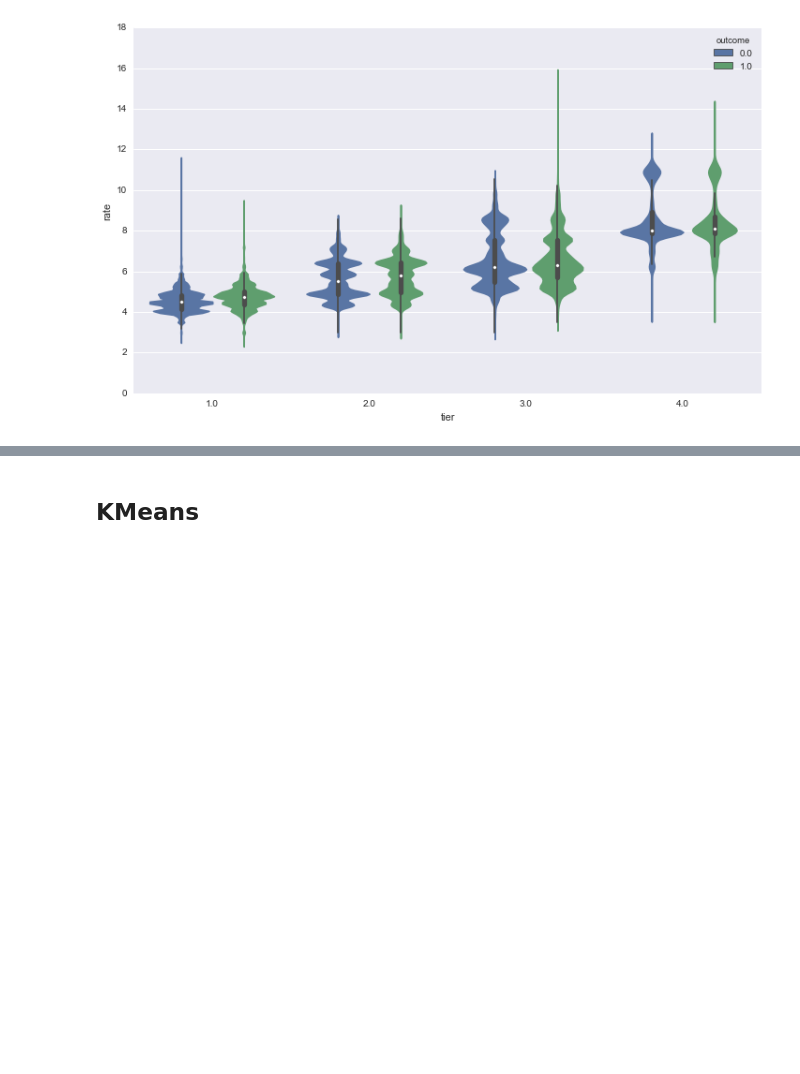
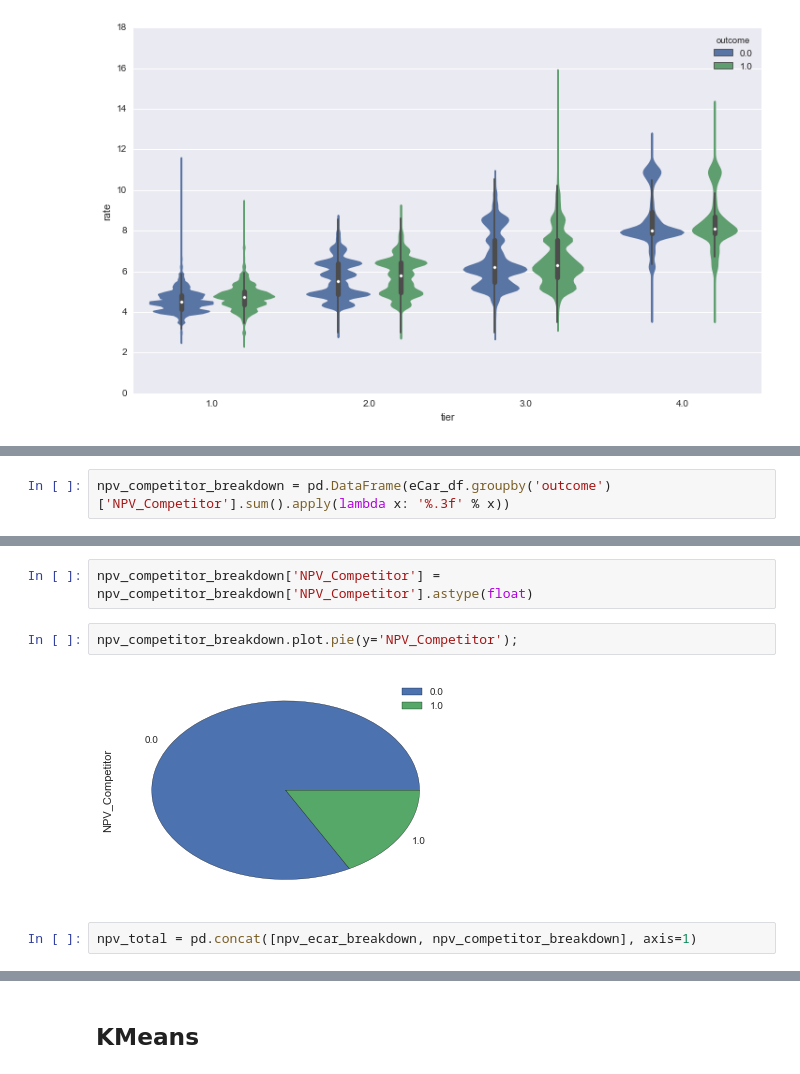
Before and after one commit to carlespoles/DSCI6006-student, a Jupyter notebook: week6/eCar_Case-Team-7.ipynb, the cells around one changed output, grey strips where cells are left out. Cells and saved outputs as stored; diff of their text form; blank space fills up the shorter version.

```diff
--- a/week6/eCar_Case-Team-7.ipynb
+++ b/week6/eCar_Case-Team-7.ipynb
@@ -274,0 +302,2 @@ AttributeError: 'float' object has no attribute '2'
+# %%
+npv_competitor_breakdown = pd.DataFrame(eCar_df.groupby('outcome')['NPV_Competitor'].sum().apply(lambda x: '%.3f' % x))
@@ -274,0 +311,8 @@ AttributeError: 'float' object has no attribute '2'
+# %%
+npv_competitor_breakdown['NPV_Competitor'] = npv_competitor_breakdown['NPV_Competitor'].astype(float)
+# %%
+npv_competitor_breakdown.plot.pie(y='NPV_Competitor');
+# %% [output]
+[figure, added]
+# %%
+npv_total = pd.concat([npv_ecar_breakdown, npv_competitor_breakdown], axis=1)
```
Also changed, not shown: parts of 15 cells of this notebook.
